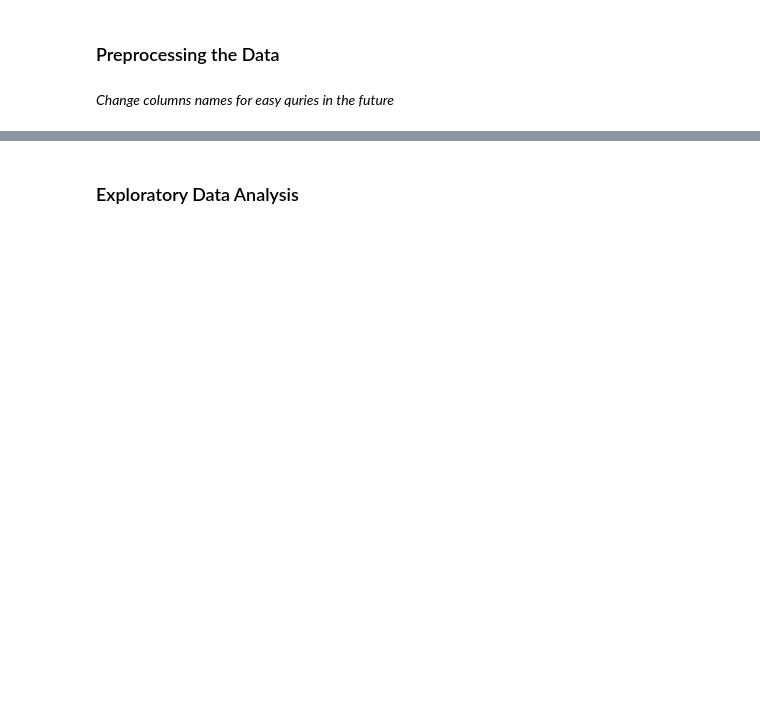
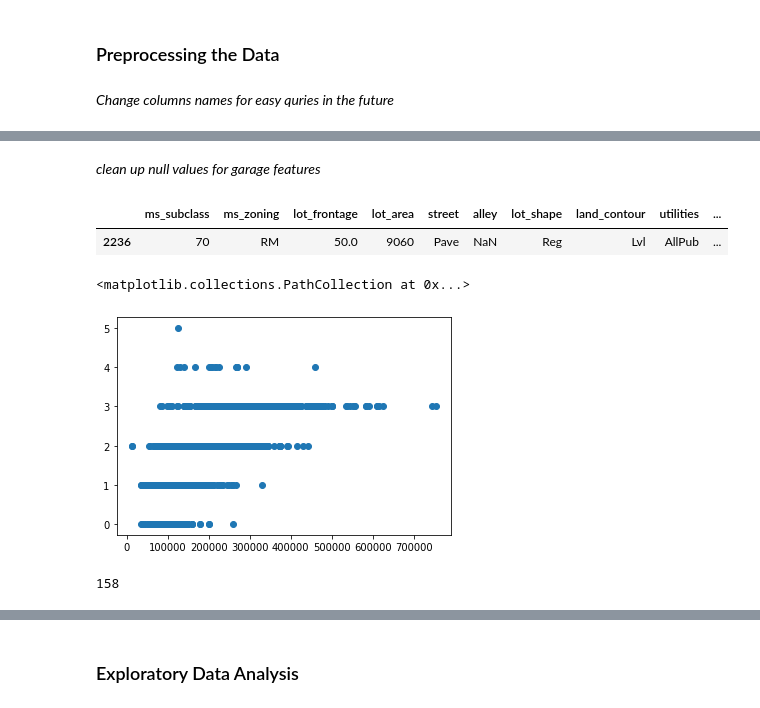
Before and after one commit to Alexisranyan/Ames_housing, a Jupyter notebook: EDA.ipynb, the cells around one changed output, grey strips where cells are left out. Cells and saved outputs as stored; diff of their text form; code cells hidden in the pictures; blank space fills up the shorter version.

```diff
--- a/EDA.ipynb
+++ b/EDA.ipynb
@@ -105,0 +101,15 @@ KeyError: "['order' 'pid'] not found in axis"
+# %% [markdown]
+*clean up null values for garage features*
+# %%
+# Since the garage_cars/ garage_area columns have less null value,
+# I'm going to take a look at them first
+ames_df.loc[ames_df['garage_cars'].isnull() == True, :]
+# %% [output]
+|  | ms_subclass | ms_zoning | lot_frontage | lot_area | street | alley | lot_shape | land_contour | utilities | ... |
+| 2236 | 70 | RM | 50.0 | 9060 | Pave | NaN | Reg | Lvl | AllPub | ... |
+# %%
+plt.scatter(x = ames_df['saleprice'],
+           y = ames_df['garage_cars'])
+# %% [output]
+<matplotlib.collections.PathCollection at 0x...>
+[figure, added]
@@ -105,0 +123,5 @@ KeyError: "['order' 'pid'] not found in axis"
+# %%
+# Check out the null values in garage_type
+ames_df.isnull().sum()['garage_type']
+# %% [output]
+158
```
Also changed, not shown: parts of 56 cells of this notebook, 1 other file.
